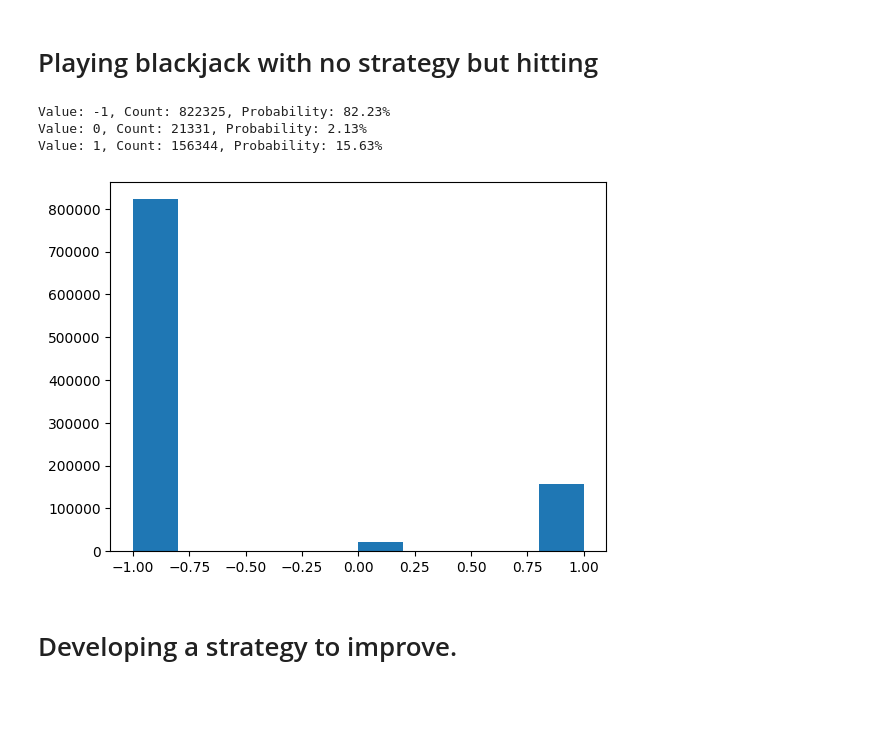
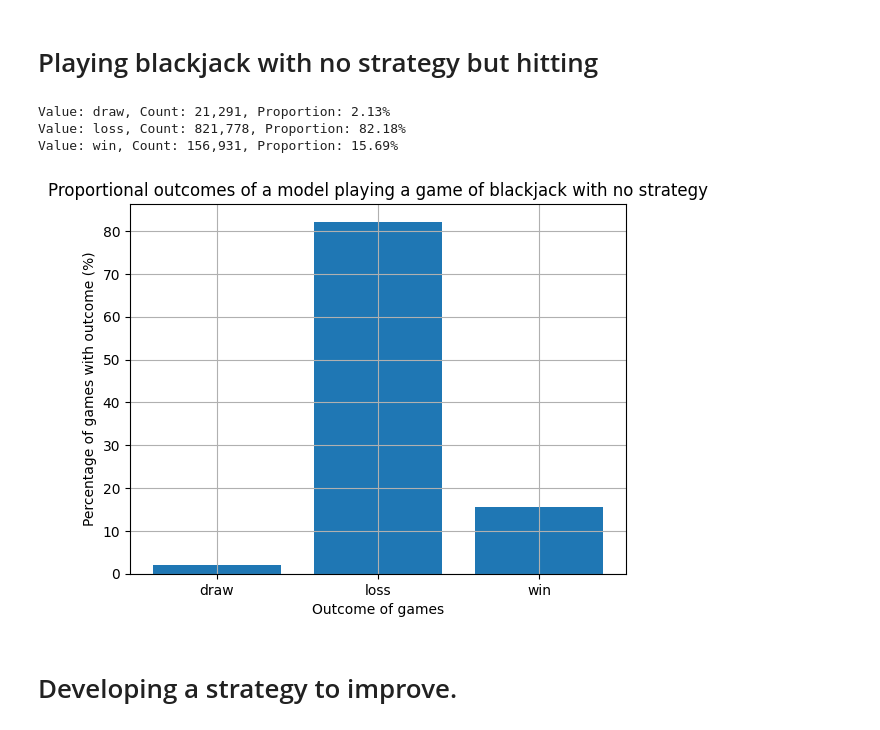
Before and after one commit to BenjaminWills/reinforcement_learning, a Jupyter notebook: notebooks/blackjack.ipynb, the cells around one changed output. Cells and saved outputs as stored; diff of their text form; code cells hidden in the pictures; blank space fills up the shorter version.

```diff
--- a/notebooks/blackjack.ipynb
+++ b/notebooks/blackjack.ipynb
@@ -16,24 +16,36 @@ from rl_algorithms.blackjack_fixed_alpha_montecarlo_policy import (
 from simulations.blackjack import play_game_with_strategy, play_game_without_strategy, deck, deck_values
 # %% [markdown]
 # Playing blackjack with no strategy but hitting
+# %%
+# A dictionary to map wins and losses
+win_loss_mapping = {-1: "loss", 0: "draw", 1: "win"}
 # %%
 outcomes = []
-for _ in tqdm(range(1_000_000)):
+num_games = 1_000_000
+# Play some blackjack games with no strategy
+for _ in tqdm(range(num_games)):
     outcomes.append(play_game_without_strategy(deck, deck_values))
 # %%
+# Map the outcomes from numbers to their meanings
+outcomes = [win_loss_mapping[outcome] for outcome in outcomes]
 values, counts = np.unique(outcomes, return_counts=True)
 
 for value, count in zip(values, counts):
-    print(f"Value: {value}, Count: {count}, Probability: {count/len(outcomes):.2%}")
+    print(
+        f"Value: {value}, Count: {count:,}, Proportion: {count/len(outcomes):.2%}")
 # %% [output]
-Value: -1, Count: 822325, Probability: 82.23%
-Value: 0, Count: 21331, Probability: 2.13%
-Value: 1, Count: 156344, Probability: 15.63%
+Value: draw, Count: 21,291, Proportion: 2.13%
+Value: loss, Count: 821,778, Proportion: 82.18%
+Value: win, Count: 156,931, Proportion: 15.69%
-# %%
-plt.hist(outcomes)
-plt.show()
-# %% [output]
-[figure, removed]
+# %%
+plt.bar(x=values, height=100 *counts / len(outcomes))
+plt.ylabel('Percentage of games with outcome (%)')
+plt.xlabel('Outcome of games')
+plt.title('Proportional outcomes of a model playing a game of blackjack with no strategy')
+plt.grid()
+plt.show()
+# %% [output]
+[figure, added]
 # %% [markdown]
 # Developing a strategy to improve.
 # %%
```
Also changed, not shown: parts of 3 cells of this notebook.
